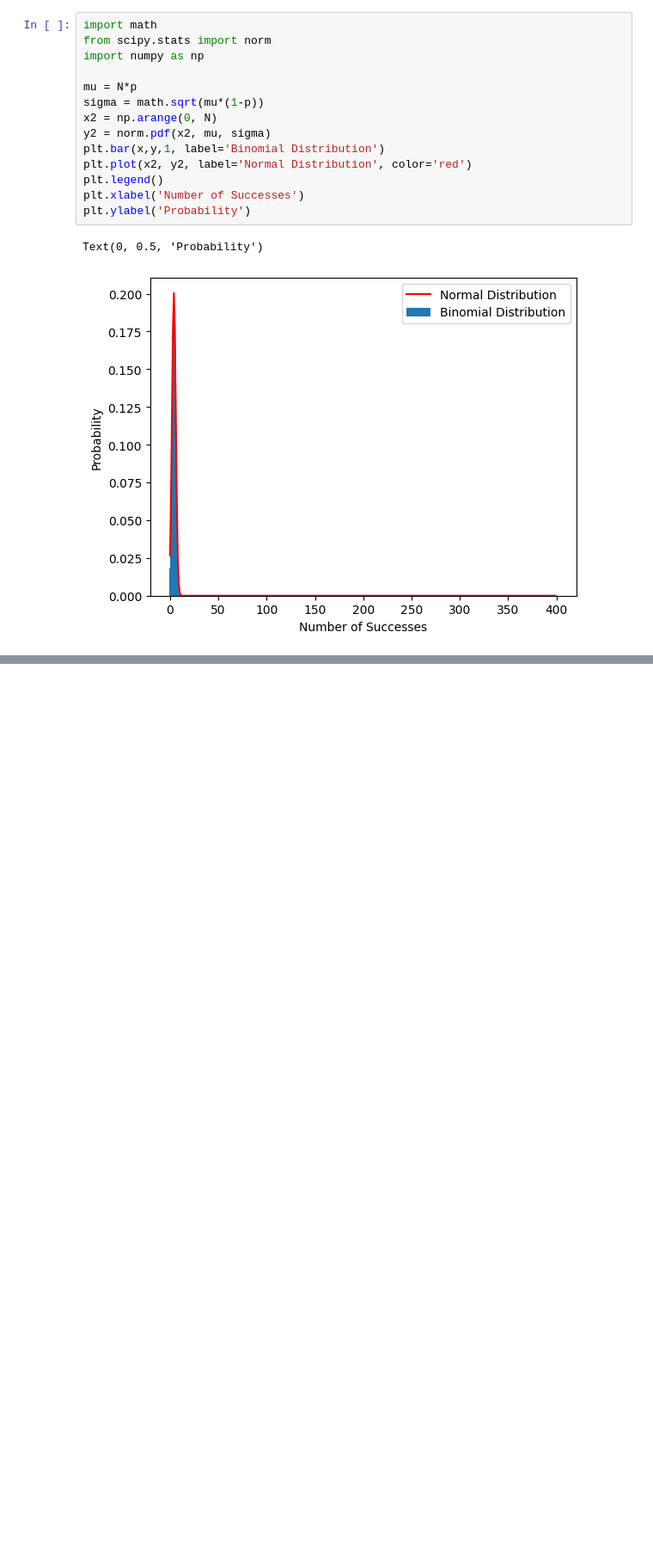
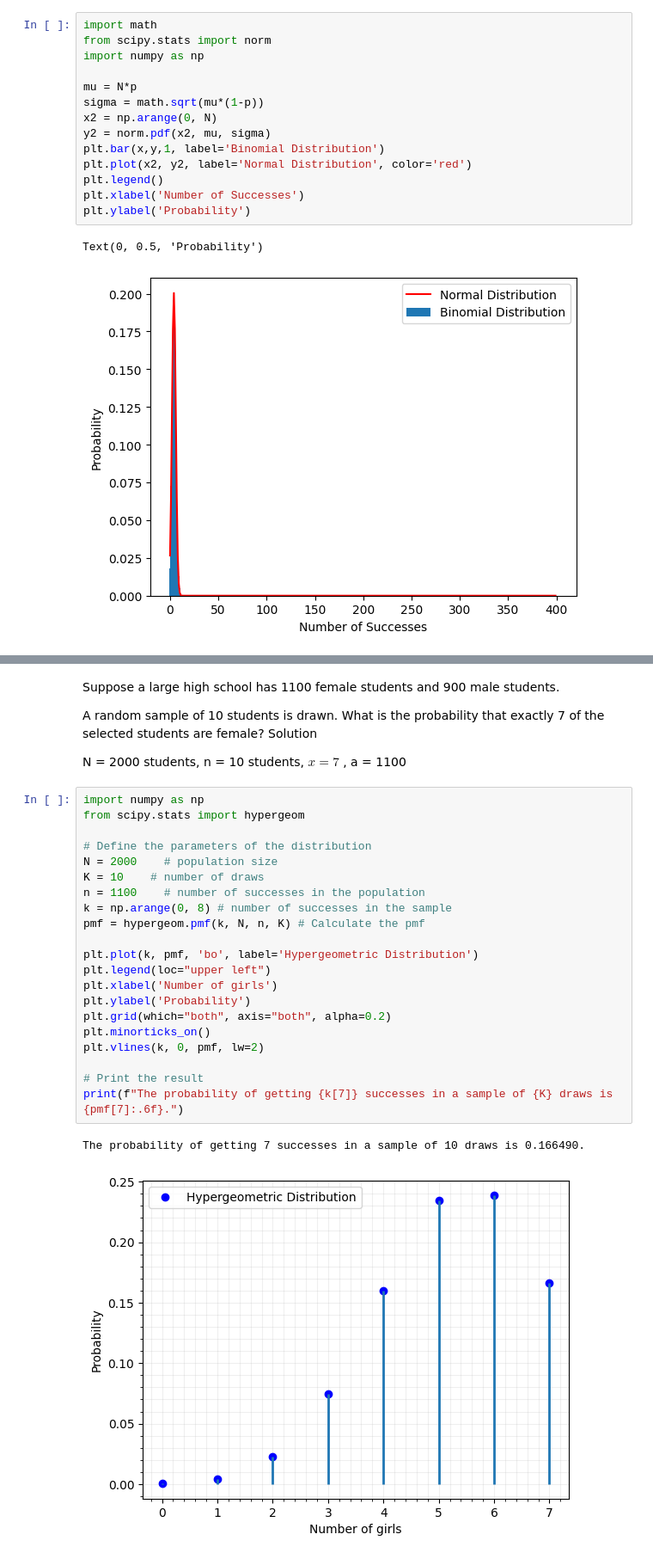
Before and after one commit to StormGear/ProbabilityTheory, a Jupyter notebook: PythonKernel/basics.ipynb, the cells around one changed output, grey strips where cells are left out. Shown at 86% size. Drawn from its saved outputs; the diff is of its cells as text; blank space fills up the shorter version.

```diff
--- a/PythonKernel/basics.ipynb
+++ b/PythonKernel/basics.ipynb
@@ -115,0 +164,33 @@ Text(0, 0.5, 'Probability')
+# %% [markdown]
+
+
+Suppose a large high school has 1100 female students and 900 male students.
+
+A random sample of 10 students is drawn. What is the probability that exactly 7 of the selected students are female?
+ Solution
+
+N = 2000 students, n = 10 students, $ x = 7 $ , a = 1100
+# %%
+import numpy as np
+from scipy.stats import hypergeom
+
+# Define the parameters of the distribution
+N = 2000    # population size
+K = 10    # number of draws
+n = 1100    # number of successes in the population
+k = np.arange(0, 8) # number of successes in the sample
+pmf = hypergeom.pmf(k, N, n, K) # Calculate the pmf
+
+plt.plot(k, pmf, 'bo', label='Hypergeometric Distribution')
+plt.legend(loc="upper left")
+plt.xlabel('Number of girls')
+plt.ylabel('Probability')
+plt.grid(which="both", axis="both", alpha=0.2)
+plt.minorticks_on()
+plt.vlines(k, 0, pmf, lw=2)
+
+# Print the result
+print(f"The probability of getting {k[7]} successes in a sample of {K} draws is {pmf[7]:.6f}.")
+# %% [output]
+The probability of getting 7 successes in a sample of 10 draws is 0.166490.
+[figure, added]
```
Also changed, not shown: parts of 9 cells of this notebook, 1 other file.
